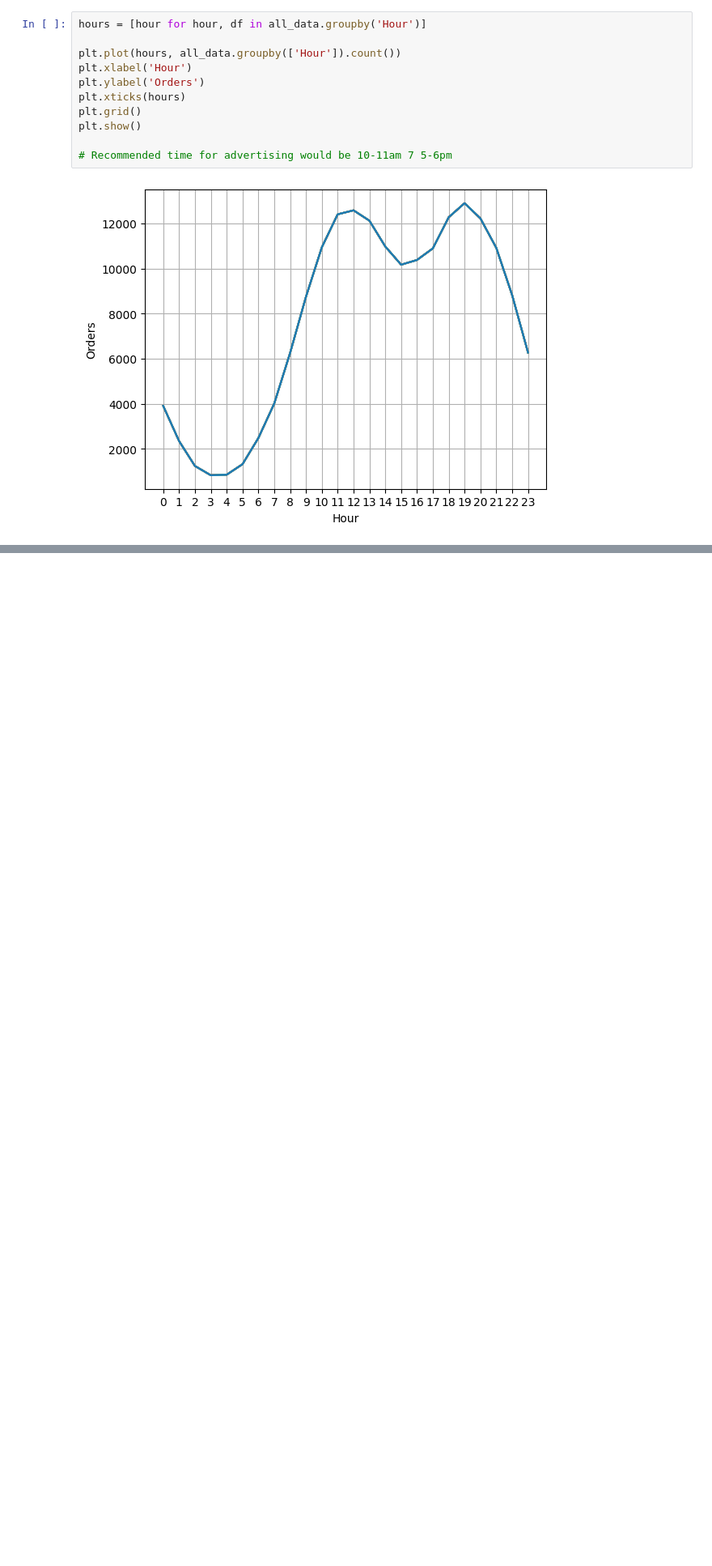
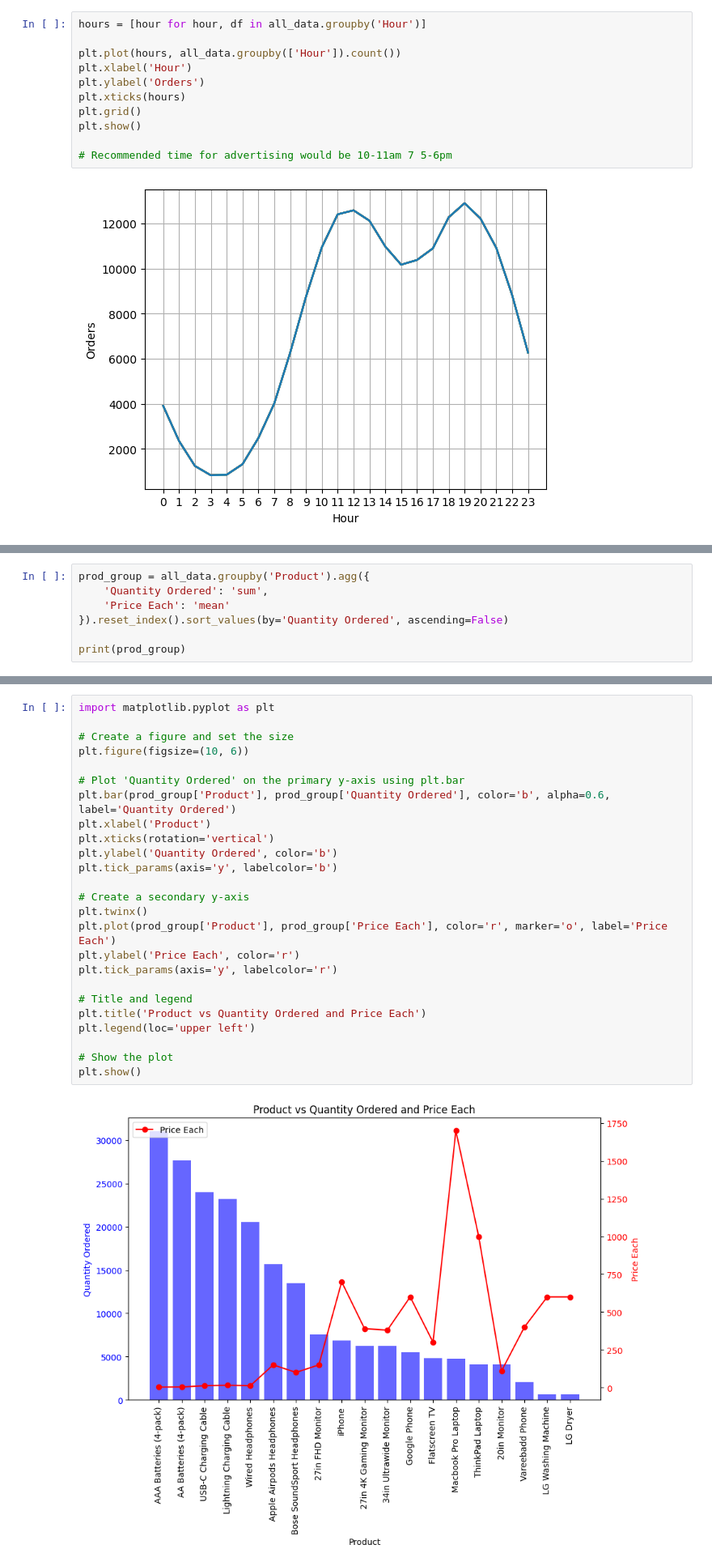
Before and after one commit to daveysull/Sales_Analysis, a Jupyter notebook: Sales_Analysis.ipynb, the cells around one changed output, grey strips where cells are left out. Shown at 81% size. Cells and saved outputs as stored; diff of their text form; blank space fills up the shorter version.

Commit message:
Bar chart w/ 2 Y-Axis'

```diff
--- a/Sales_Analysis.ipynb
+++ b/Sales_Analysis.ipynb
@@ -223,0 +279,7 @@ plt.show()
+# %%
+prod_group = all_data.groupby('Product').agg({
+    'Quantity Ordered': 'sum',
+    'Price Each': 'mean'
+}).reset_index().sort_values(by='Quantity Ordered', ascending=False)
+
+print(prod_group)
@@ -223,0 +307,27 @@ plt.show()
+# %%
+import matplotlib.pyplot as plt
+
+# Create a figure and set the size
+plt.figure(figsize=(10, 6))
+
+# Plot 'Quantity Ordered' on the primary y-axis using plt.bar
+plt.bar(prod_group['Product'], prod_group['Quantity Ordered'], color='b', alpha=0.6, label='Quantity Ordered')
+plt.xlabel('Product')
+plt.xticks(rotation='vertical')
+plt.ylabel('Quantity Ordered', color='b')
+plt.tick_params(axis='y', labelcolor='b')
+
+# Create a secondary y-axis
+plt.twinx()
+plt.plot(prod_group['Product'], prod_group['Price Each'], color='r', marker='o', label='Price Each')
+plt.ylabel('Price Each', color='r')
+plt.tick_params(axis='y', labelcolor='r')
+
+# Title and legend
+plt.title('Product vs Quantity Ordered and Price Each')
+plt.legend(loc='upper left')
+
+# Show the plot
+plt.show()
+# %% [output]
+[figure, added]
```
Also changed, not shown: parts of 6 cells of this notebook.
